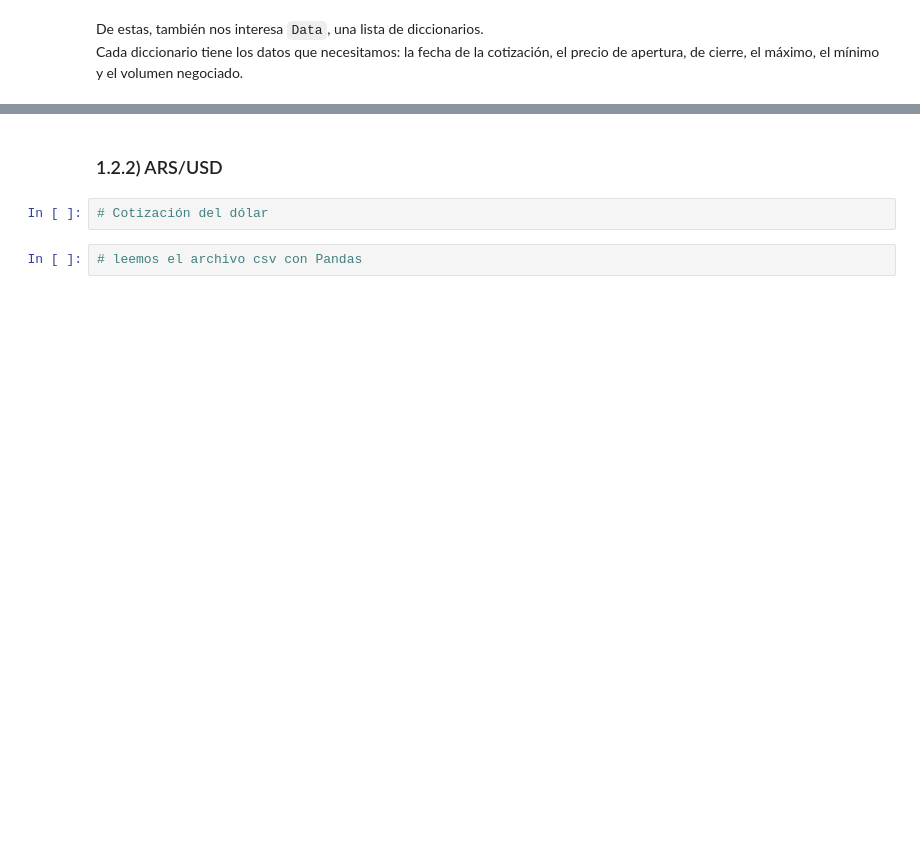
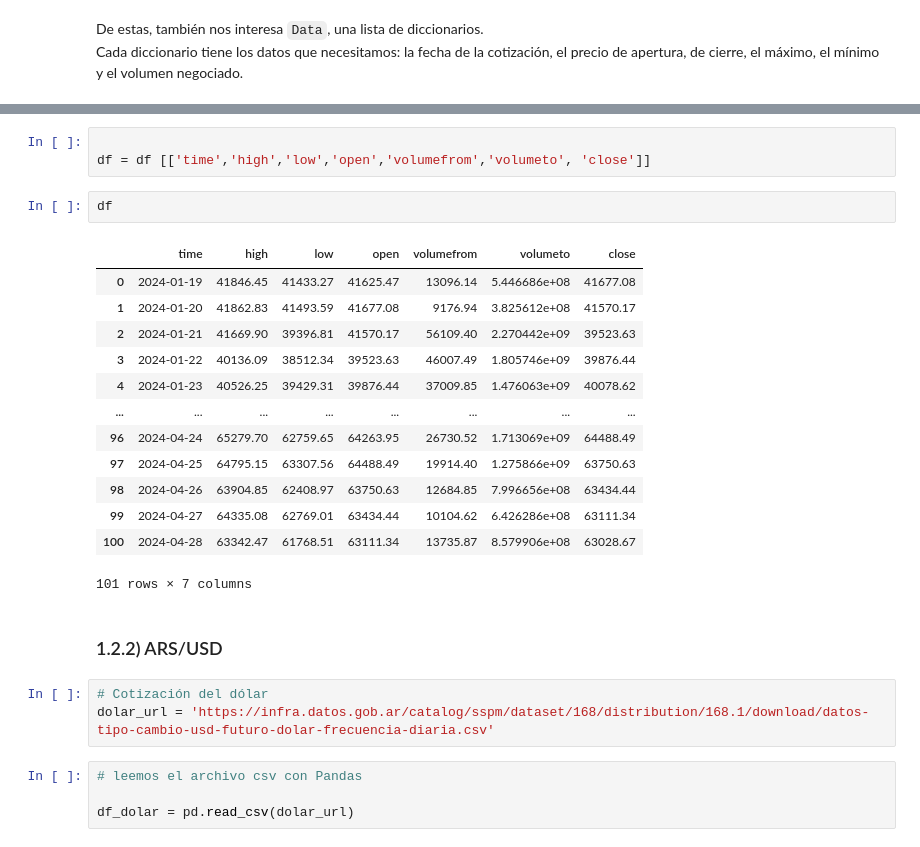
Before and after one commit to PPereyraAN/RepositorioAN, a Jupyter notebook: Python-API.ipynb, the cells around one changed output, grey strips where cells are left out. Drawn from its saved outputs; the diff is of its cells as text; blank space fills up the shorter version.

```diff
--- a/Python-API.ipynb
+++ b/Python-API.ipynb
@@ -119,6 +347,28 @@ Cada diccionario tiene los datos que necesitamos: la fecha de la cotización, el
+# %%
+
+df = df [['time','high','low','open','volumefrom','volumeto', 'close']]
+# %%
+df
+# %% [output]
+|  | time | high | low | open | volumefrom | volumeto | close |
+| 0 | 2024-01-19 | 41846.45 | 41433.27 | 41625.47 | 13096.14 | 5.446686e+08 | 41677.08 |
+| 1 | 2024-01-20 | 41862.83 | 41493.59 | 41677.08 | 9176.94 | 3.825612e+08 | 41570.17 |
+| 2 | 2024-01-21 | 41669.90 | 39396.81 | 41570.17 | 56109.40 | 2.270442e+09 | 39523.63 |
+| 3 | 2024-01-22 | 40136.09 | 38512.34 | 39523.63 | 46007.49 | 1.805746e+09 | 39876.44 |
+| 4 | 2024-01-23 | 40526.25 | 39429.31 | 39876.44 | 37009.85 | 1.476063e+09 | 40078.62 |
+| ... | ... | ... | ... | ... | ... | ... | ... |
+| 96 | 2024-04-24 | 65279.70 | 62759.65 | 64263.95 | 26730.52 | 1.713069e+09 | 64488.49 |
+| 97 | 2024-04-25 | 64795.15 | 63307.56 | 64488.49 | 19914.40 | 1.275866e+09 | 63750.63 |
+| 98 | 2024-04-26 | 63904.85 | 62408.97 | 63750.63 | 12684.85 | 7.996656e+08 | 63434.44 |
+| 99 | 2024-04-27 | 64335.08 | 62769.01 | 63434.44 | 10104.62 | 6.426286e+08 | 63111.34 |
+| 100 | 2024-04-28 | 63342.47 | 61768.51 | 63111.34 | 13735.87 | 8.579906e+08 | 63028.67 |
+101 rows × 7 columns
 # %% [markdown]
 ### 1.2.2) ARS/USD
-# %%
-# Cotización del dólar
+# %%
+# Cotización del dólar
+dolar_url = 'https://infra.datos.gob.ar/catalog/sspm/dataset/168/distribution/168.1/download/datos-tipo-cambio-usd-futuro-dolar-frecuencia-diaria.csv'
 # %%
 # leemos el archivo csv con Pandas
+
+df_dolar = pd.read_csv(dolar_url)
```
Also changed, not shown: parts of 45 cells of this notebook.
